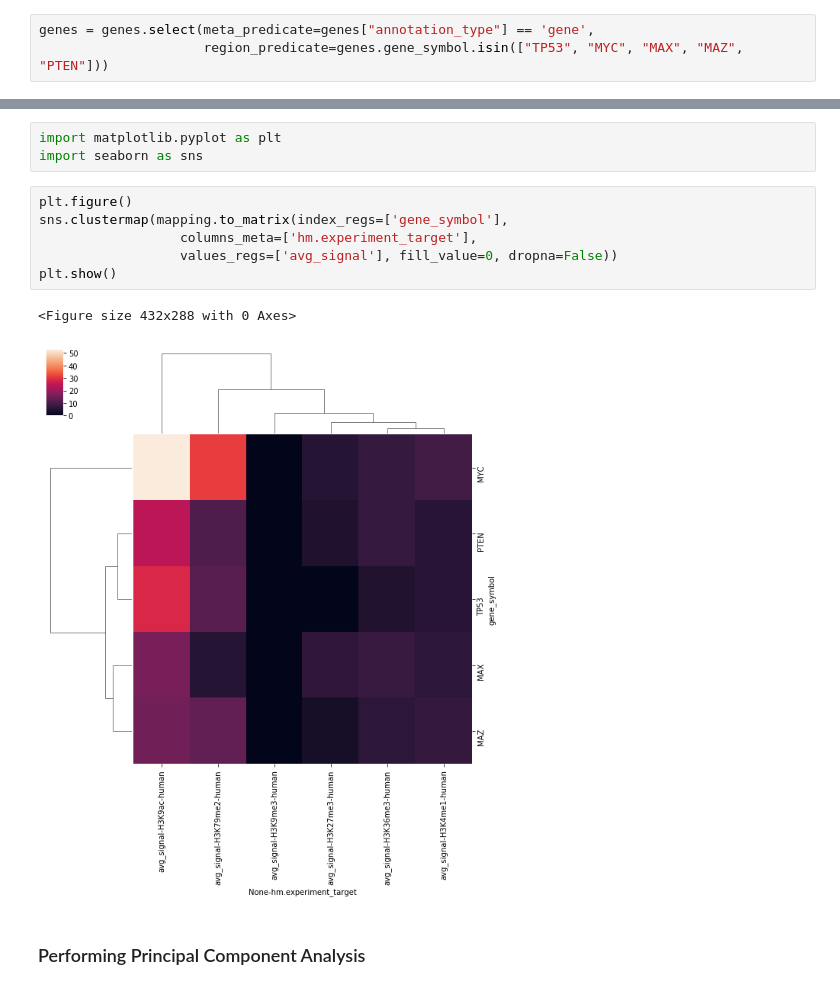
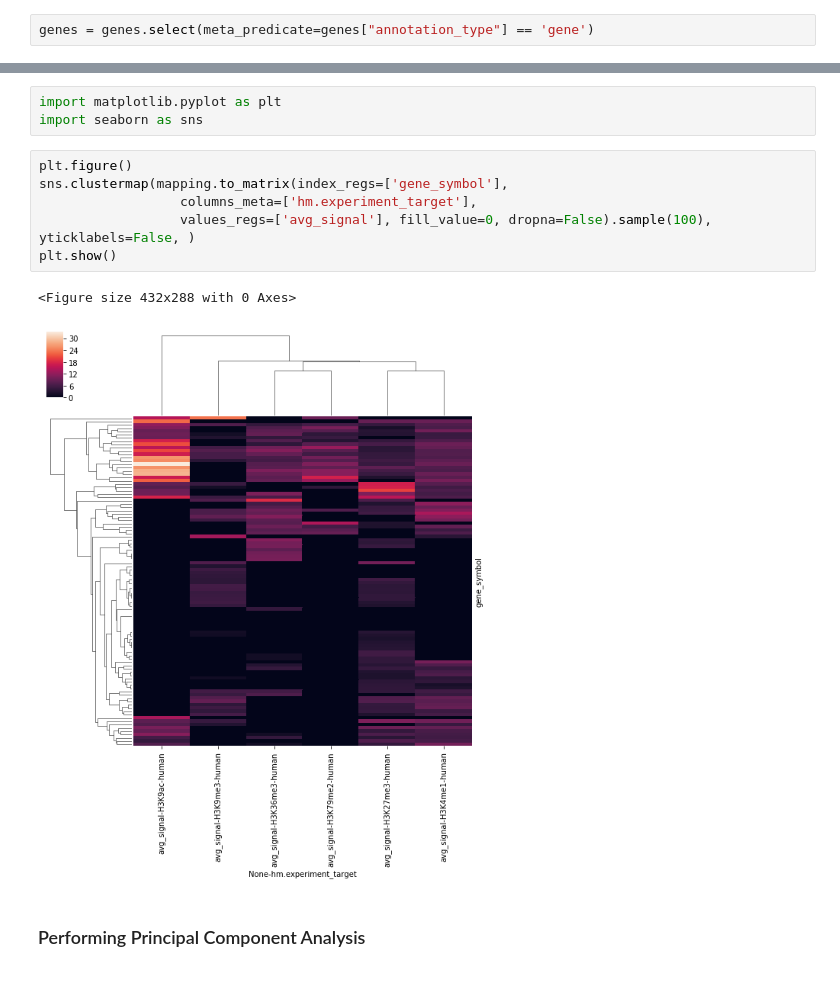
Before and after one commit to DEIB-GECO/PyGMQL, a Jupyter notebook: examples/02_Mixing_Local_Remote_Processing.ipynb, the cells around one changed output, grey strips where cells are left out. Drawn from its saved outputs; the diff is of its cells as text.

```diff
--- a/examples/02_Mixing_Local_Remote_Processing.ipynb
+++ b/examples/02_Mixing_Local_Remote_Processing.ipynb
@@ -73,8 +79,7 @@ Now we have to:
 
 This operation can be done using the `select` function on the `gene` GMQLDataset variable.
 # %%
-genes = genes.select(meta_predicate=genes["annotation_type"] == 'gene',
-                     region_predicate=genes.gene_symbol.isin(["TP53", "MYC", "MAX", "MAZ", "PTEN"]))
+genes = genes.select(meta_predicate=genes["annotation_type"] == 'gene')
 # %% [markdown]
 To extract the promotorial regions we will use the `reg_project` (region projection) operation. In particular the following call will:
 1. Return a dataset with only the `chr, start, stop, gene_symbol` region fields
@@ -193,12 +195,12 @@ import seaborn as sns
 # %%
 plt.figure()
 sns.clustermap(mapping.to_matrix(index_regs=['gene_symbol'],
                   columns_meta=['hm.experiment_target'],
-                  values_regs=['avg_signal'], fill_value=0, dropna=False))
+                  values_regs=['avg_signal'], fill_value=0, dropna=False).sample(100), yticklabels=False, )
 plt.show()
 # %% [output]
 <Figure size 432x288 with 0 Axes>
-[figure, old version]
+[figure, new version]
 # %% [markdown]
 ### Performing Principal Component Analysis
 # %%
```
Also changed, not shown: parts of 6 cells of this notebook.
